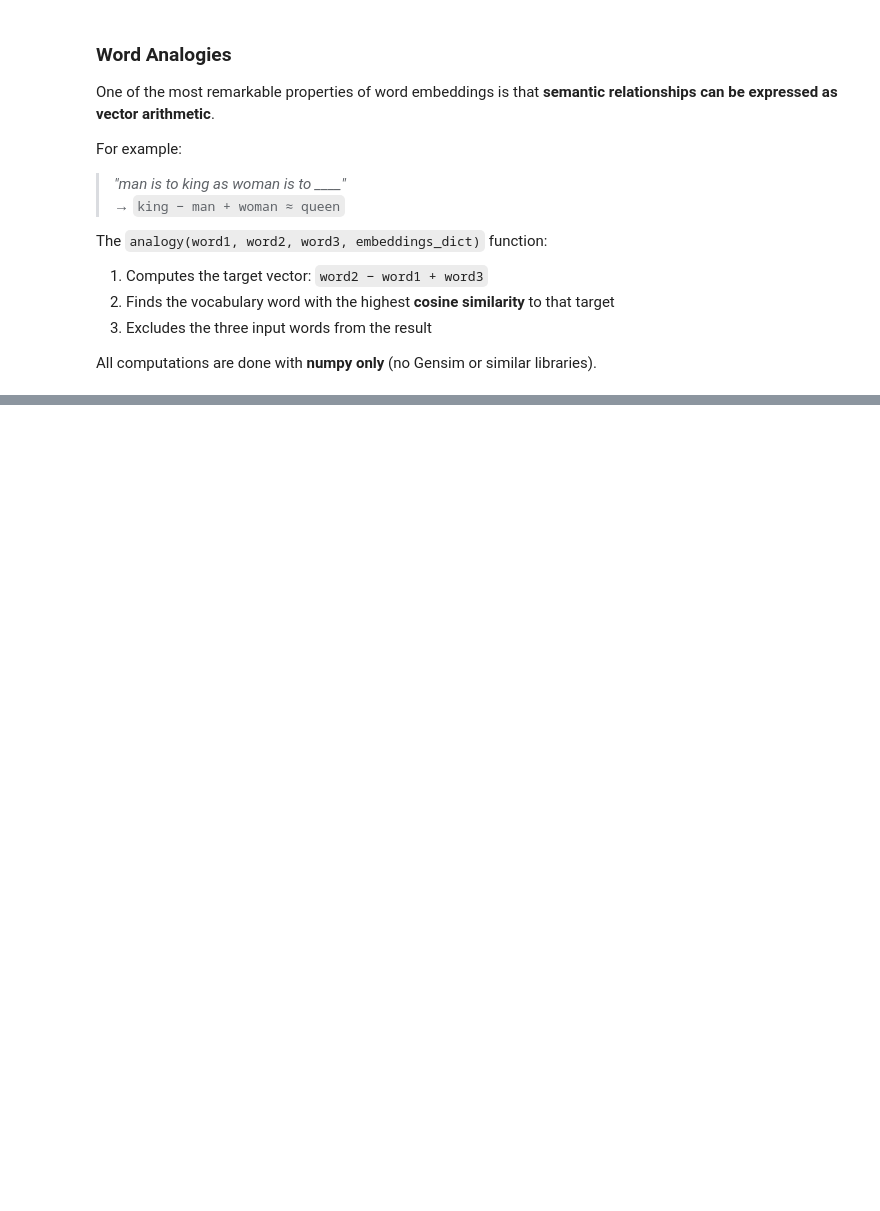
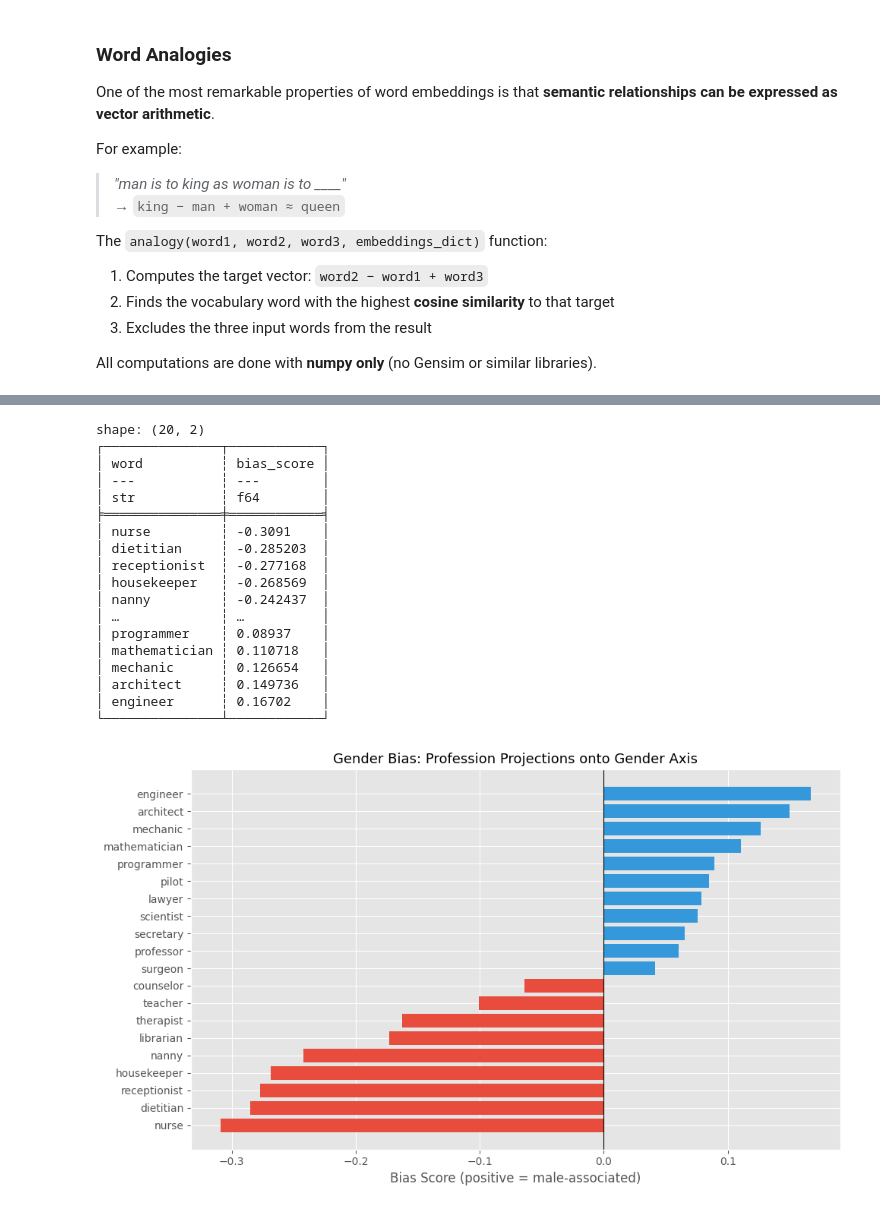
Before and after one commit to Luz026/TC5033_Team30, a Jupyter notebook: A3A/TC4033_Activity3a_30.ipynb, the cells around one changed output, grey strips where cells are left out. Cells and saved outputs as stored; diff of their text form; code cells hidden in the pictures; blank space fills up the shorter version.

```diff
--- a/A3A/TC4033_Activity3a_30.ipynb
+++ b/A3A/TC4033_Activity3a_30.ipynb
@@ -618,0 +863,9 @@ Top 10 most similar to 'mexico':
+# %%
+from utils import (
+    BiasAnalyzer, PROFESSIONS_FOR_BIAS, NATIONALITIES_FOR_BIAS, WEAT_WORD_SETS,
+)
+
+bias = BiasAnalyzer(space)
+gender_dir = bias.compute_gender_direction()
+print(f"Gender direction computed from {len(bias.DEFAULT_GENDER_PAIRS)} word pairs")
+print(f"Direction norm: {np.linalg.norm(gender_dir):.4f}")
@@ -618,0 +881,25 @@ Top 10 most similar to 'mexico':
+# %%
+prof_scores = bias.projection_scores(PROFESSIONS_FOR_BIAS, gender_dir)
+print(prof_scores)
+fig = bias.plot_bias(prof_scores, title='Gender Bias: Profession Projections onto Gender Axis')
+plt.show()
+# %% [output]
+shape: (20, 2)
+┌───────────────┬────────────┐
+│ word          ┆ bias_score │
+│ ---           ┆ ---        │
+│ str           ┆ f64        │
+╞═══════════════╪════════════╡
+│ nurse         ┆ -0.3091    │
+│ dietitian     ┆ -0.285203  │
+│ receptionist  ┆ -0.277168  │
+│ housekeeper   ┆ -0.268569  │
+│ nanny         ┆ -0.242437  │
+│ …             ┆ …          │
+│ programmer    ┆ 0.08937    │
+│ mathematician ┆ 0.110718   │
+│ mechanic      ┆ 0.126654   │
+│ architect     ┆ 0.149736   │
+│ engineer      ┆ 0.16702    │
+└───────────────┴────────────┘
+[figure, added]
```
Also changed, not shown: parts of 83 cells of this notebook, 5 other files.
